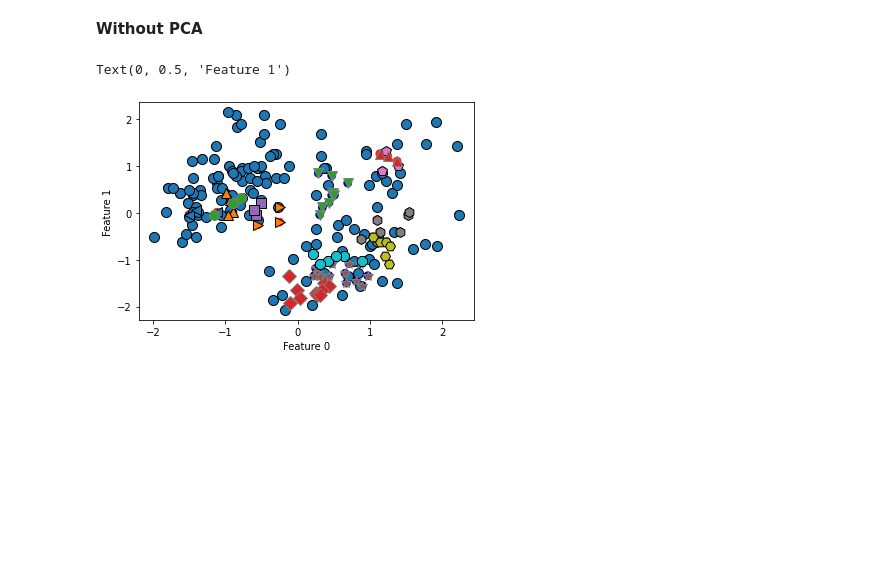
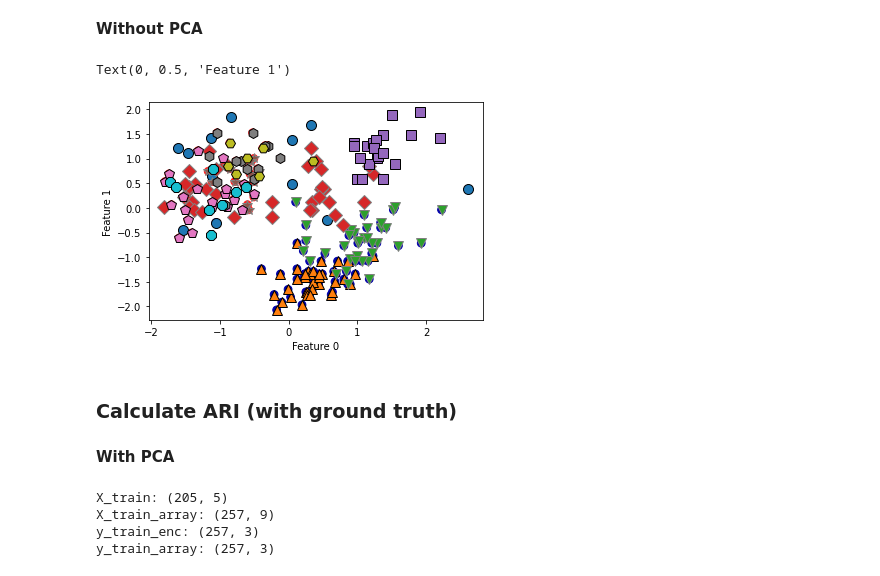
Before and after one commit to cheje/data71200, a Jupyter notebook: project3.ipynb, the cells around one changed output. Drawn from its saved outputs; the diff is of its cells as text; code cells hidden in the pictures; blank space fills up the shorter version.

```diff
--- a/project3.ipynb
+++ b/project3.ipynb
@@ -339,7 +339,7 @@ y_train_final: (257,)
 # %%
 # convert to np array
 X_train_array = np.array(X_train_enc_scaled)
-y_train_array = np.array(y_train_final)
+y_train_array = np.array(y_train_enc)
 # %%
 from sklearn.decomposition import PCA
 # keep all principal components of the data
@@ -455,7 +414,7 @@ for train_index, test_index in split.split(X_train_array, y_train_array):
     y_test = y_train_array[test_index]
 
 # build the clustering model
-kmeans = KMeans(n_clusters=4)
+kmeans = KMeans(n_clusters=3)
 kmeans.fit(X_train)
 assignments=kmeans.labels_
 
@@ -517,7 +499,13 @@ Result: Optimal number of clusters would be 5 (4?).
 # %% [markdown]
 **Without PCA**
 # %%
-from sklearn.cluster import AgglomerativeClustering
+split = StratifiedShuffleSplit(n_splits=1, test_size=0.2, random_state=42)
+
+for train_index, test_index in split.split(X_train_array, y_train_array):
+    X_train = X_train_array[train_index]
+    X_test = X_train_array[test_index]
+    y_train = y_train_array[train_index]
+    y_test = y_train_array[test_index]
 
 agg = AgglomerativeClustering(n_clusters=3)
 assignment = agg.fit_predict(X_train)
@@ -557,3 +545,24 @@ Text(0, 0.5, 'Cluster distance')
 ## DBSCAN
 # %% [markdown]
 **With PCA**
+# %%
+from sklearn.cluster import DBSCAN
+
+for train_index, test_index in split.split(X_train_array, y_train_array):
+    X_train = X_pca095[train_index]
+    X_test = X_pca095[test_index]
+    y_train = y_train_array[train_index]
+    y_test = y_train_array[test_index]
+
+dbscan = DBSCAN(min_samples=4,eps=0.9) # min_samples ~ min cluster size, higher eps = more pts in a cluster
+clusters = dbscan.fit_predict(X_train)
+
+# plot the cluster assignments
+plt.scatter(X_train[:, 0], X_train[:, 1], c=clusters, cmap=mglearn.cm2, s=60) # changing features; same clusters plotted differently
+plt.xlabel("Feature 0")
+plt.ylabel("Feature 1")
+
+mglearn.discrete_scatter(X_train[:, 0], X_train[:, 1], clusters)
+#plt.legend(["Cluster 0", "Cluster 1", "Cluster 2"], loc="best")
+plt.xlabel("Feature 0")
+plt.ylabel("Feature 1")
@@ -560,20 +572,40 @@ Text(0, 0.5, 'Cluster distance')
 # %% [markdown]
 **Without PCA**
 # %%
-from sklearn.cluster import DBSCAN
+split = StratifiedShuffleSplit(n_splits=1, test_size=0.2, random_state=42)
 
-dbscan = DBSCAN(min_samples=3,eps=0.4)
+for train_index, test_index in split.split(X_train_array, y_train_array):
+    X_train = X_train_array[train_index]
+    X_test = X_train_array[test_index]
+    y_train = y_train_array[train_index]
+    y_test = y_train_array[test_index]
+
+dbscan = DBSCAN(min_samples=4,eps=0.9)
 clusters = dbscan.fit_predict(X_train)
 
 # plot the cluster assignments
 plt.scatter(X_train[:, 0], X_train[:, 1], c=clusters, cmap=mglearn.cm2, s=60) # changing features; same clusters plotted differently
 plt.xlabel("Feature 0")
 plt.ylabel("Feature 1")
 
 mglearn.discrete_scatter(X_train[:, 0], X_train[:, 1], clusters)
 #plt.legend(["Cluster 0", "Cluster 1", "Cluster 2"], loc="best")
 plt.xlabel("Feature 0")
 plt.ylabel("Feature 1")
 # %% [output]
 Text(0, 0.5, 'Feature 1')
-[figure, old version]
+[figure, new version]
+# %% [markdown]
+### Calculate ARI (with ground truth)
+# %% [markdown]
+**With PCA**
+# %%
+print("X_train:", X_train.shape)
+print("X_train_array:", X_train_array.shape)
+print("y_train_enc:", y_train_enc.shape)
+print("y_train_array:", y_train_array.shape)
+# %% [output]
+X_train: (205, 5)
+X_train_array: (257, 9)
+y_train_enc: (257, 3)
+y_train_array: (257, 3)
```
Also changed, not shown: parts of 32 cells of this notebook.
